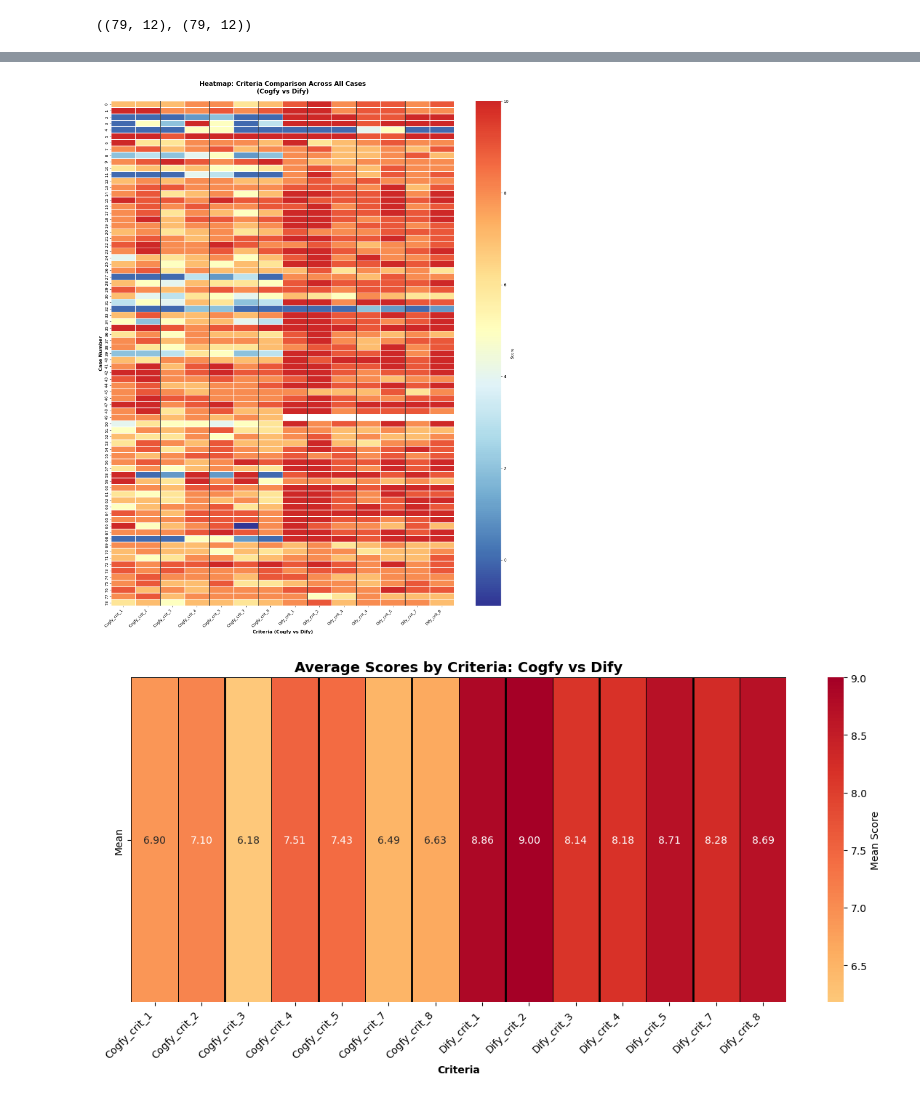
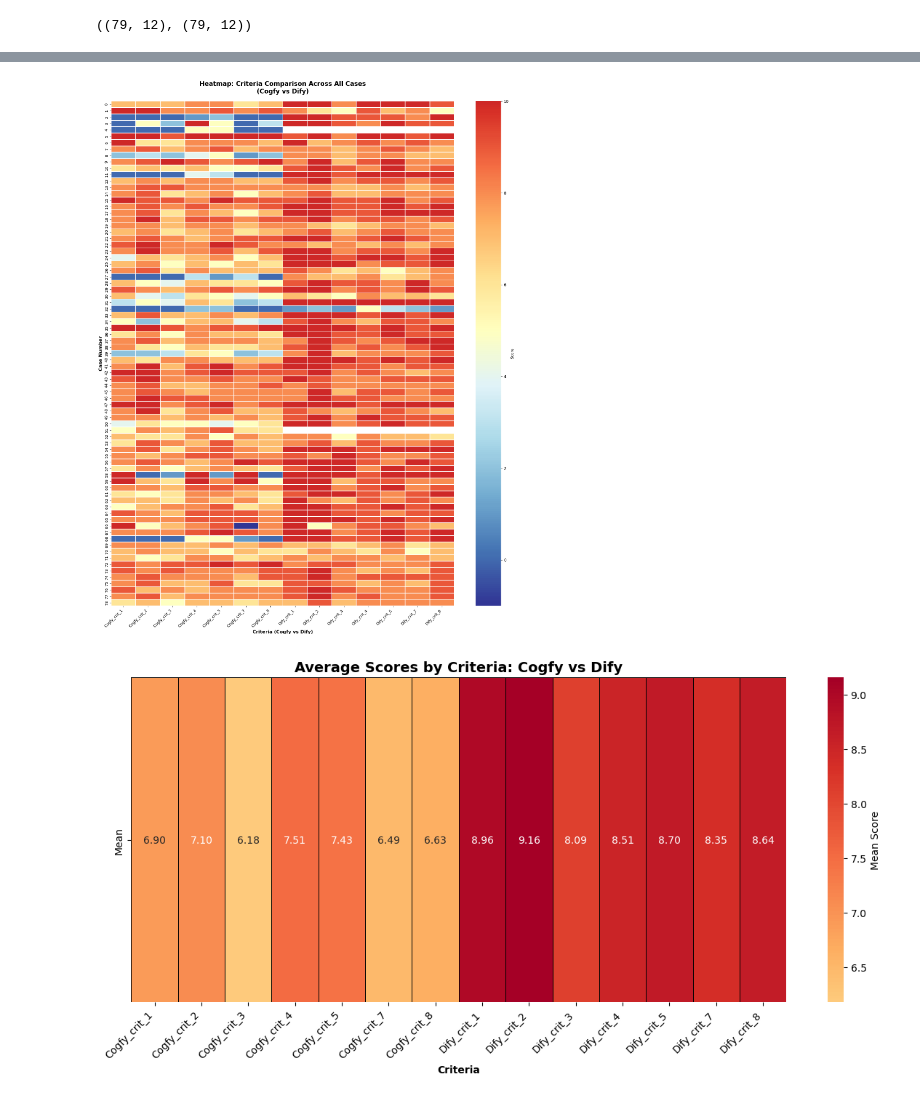
Before and after one commit to chris-redfield/govbr_clone, a Jupyter notebook: eval/tool-evaluation-comparison.ipynb, the cells around one changed output, grey strips where cells are left out. Drawn from its saved outputs; the diff is of its cells as text; code cells hidden in the pictures.

```diff
--- a/eval/tool-evaluation-comparison.ipynb
+++ b/eval/tool-evaluation-comparison.ipynb
@@ -7,7 +7,7 @@ import numpy as np
 import seaborn as sns
 # %%
 df_cogfy = pd.read_csv("cogfy-28.05.2025-evaluated.csv")
-df_dify = pd.read_csv("dify-11.06.2025-evaluated.csv")
+df_dify = pd.read_csv("dify-17.06.2025-evaluated.csv")
 
 df_cogfy.shape, df_dify.shape
 # %% [output]
@@ -110,13 +110,6 @@ dify_criteria.columns = [f'Dify_{col}' for col in criteria_cols]
 
 # Combine dataframes
 combined_criteria = pd.concat([cogfy_criteria, dify_criteria], axis=1)
-
-# # Reorder columns to have corresponding criteria side by side
-# ordered_columns = []
-# for col in criteria_cols:
-#     ordered_columns.extend([f'Cogfy_{col}', f'Dify_{col}'])
-
-# combined_criteria = combined_criteria[ordered_columns]
 
 # Create the heatmap
 plt.figure(figsize=(16, 20))
@@ -139,14 +132,7 @@ plt.ylabel('Case Number', fontweight='bold', fontsize=12)
 # Rotate x-axis labels for better readability
 plt.xticks(rotation=45, ha='right')
 
-# Add vertical lines to separate different criteria
-for i in range(1, len(criteria_cols)):
-    plt.axvline(x=i*2, color='black', linewidth=2, alpha=0.7)
-
-# Adjust layout to prevent label cutoff
 plt.tight_layout()
-
-# Show the plot
 plt.show()
 
 # Create a summary comparison heatmap (average by criteria)
@@ -165,44 +151,35 @@ sns.heatmap(means_df,
             cbar_kws={'label': 'Mean Score'},
             linewidths=0.5,
             linecolor='black')
 
 plt.title('Average Scores by Criteria: Cogfy vs Dify', fontsize=14, fontweight='bold')
 plt.xlabel('Criteria', fontweight='bold')
 plt.ylabel('')
 plt.xticks(rotation=45, ha='right')
 
-# Add vertical lines to separate different criteria
-for i in range(1, len(criteria_cols)):
-    plt.axvline(x=i*2, color='black', linewidth=2)
-
 plt.tight_layout()
 plt.show()
 
 # Print some insights
 print("Heatmap Analysis Summary:")
 print("=" * 50)
 print(f"Total cases analyzed: {len(combined_criteria)}")
 print(f"Total criteria compared: {len(criteria_cols)} × 2 = {len(combined_criteria.columns)}")
 print(f"Heatmap dimensions: {len(combined_criteria)} rows × {len(combined_criteria.columns)} columns")
-
-print("\nColormap interpretation:")
-print("🔴 Red = Higher scores")
-print("🟡 Yellow = Medium scores")
-print("🔵 Blue = Lower scores")
 
 print(f"\nData range: {combined_criteria.min().min():.1f} to {combined_criteria.max().max():.1f}")
 
 # Show statistics for each system
 print("\nSystem Performance Overview:")
 print("-" * 30)
 cogfy_avg = cogfy_criteria.mean().mean()
 dify_avg = dify_criteria.mean().mean()
 print(f"Cogfy overall average: {cogfy_avg:.2f}")
 print(f"Dify overall average: {dify_avg:.2f}")
 print(f"Difference (Dify - Cogfy): {dify_avg - cogfy_avg:.2f}")
 # %% [output]
-[figure, old version]
+[figure, new version]
-[figure, old version]
+[figure, new version]
 Heatmap Analysis Summary:
 ==================================================
 Total cases analyzed: 79
```
Also changed, not shown: parts of 3 cells of this notebook.
